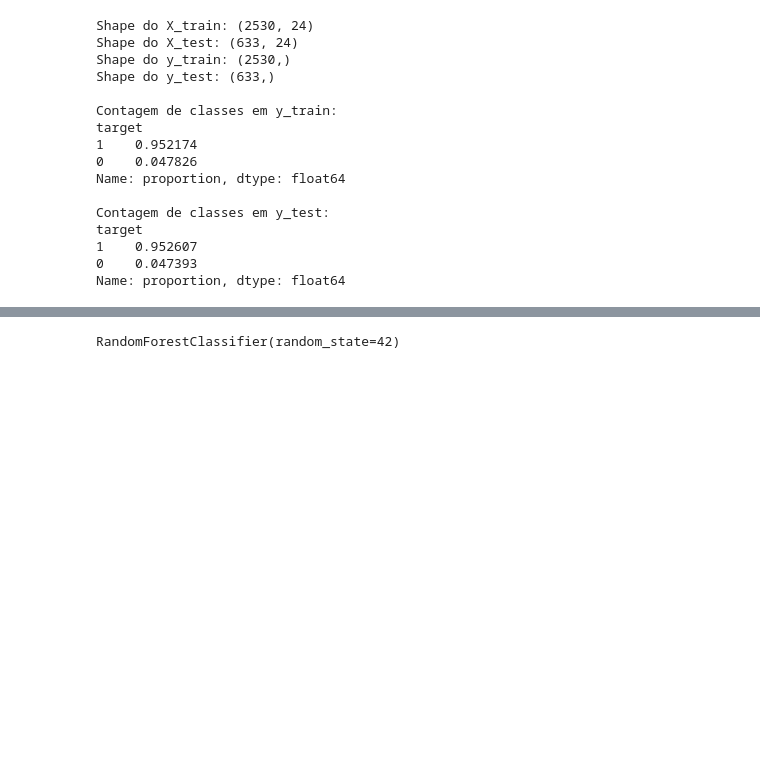
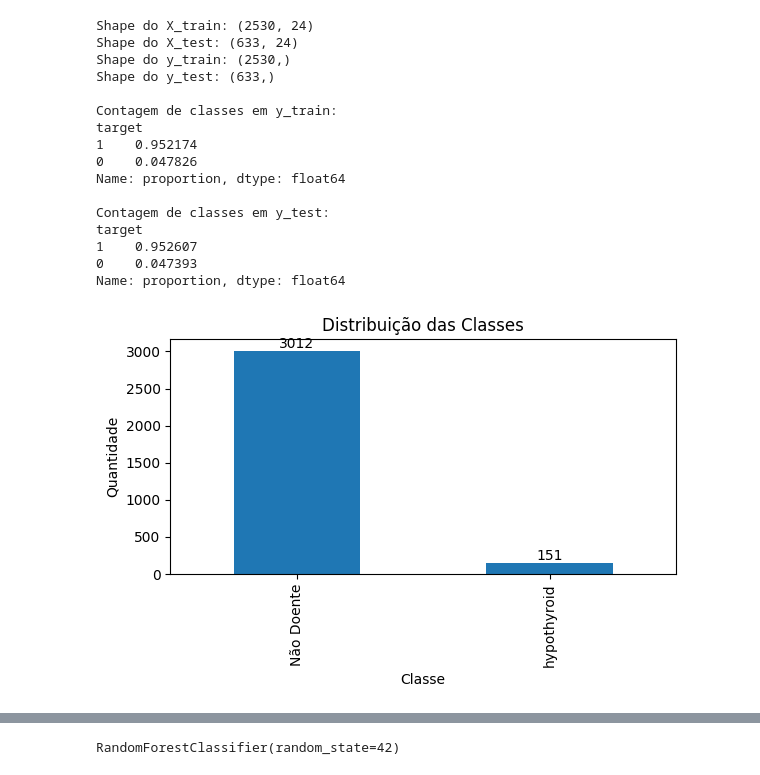
Before and after one commit to mvaraujo1977/TechCahllenge_Tireoide, a Jupyter notebook: model_tireoide.ipynb, the cells around one changed output, grey strips where cells are left out. Saved outputs shown, nothing was run; the diff lists cells and outputs as text; code cells hidden in the pictures; blank space fills up the shorter version.

```diff
--- a/model_tireoide.ipynb
+++ b/model_tireoide.ipynb
@@ -515,3 +574,31 @@ target
 1    0.952607
 0    0.047393
 Name: proportion, dtype: float64
+# %%
+import matplotlib.pyplot as plt
+
+# Mapear valores
+y_named = y.map({
+    0: 'hypothyroid',
+    1: 'Não Doente'
+})
+
+# Contagem
+class_counts = y_named.value_counts()
+
+# Gráfico
+plt.figure(figsize=(6,4))
+class_counts.plot(kind='bar')
+
+plt.title('Distribuição das Classes')
+plt.xlabel('Classe')
+plt.ylabel('Quantidade')
+
+# Mostrar valores nas barras
+for i, v in enumerate(class_counts):
+    plt.text(i, v, str(v), ha='center', va='bottom')
+
+plt.tight_layout()
+plt.show()
+# %% [output]
+[figure, added]
```
Also changed, not shown: parts of 10 cells of this notebook.
